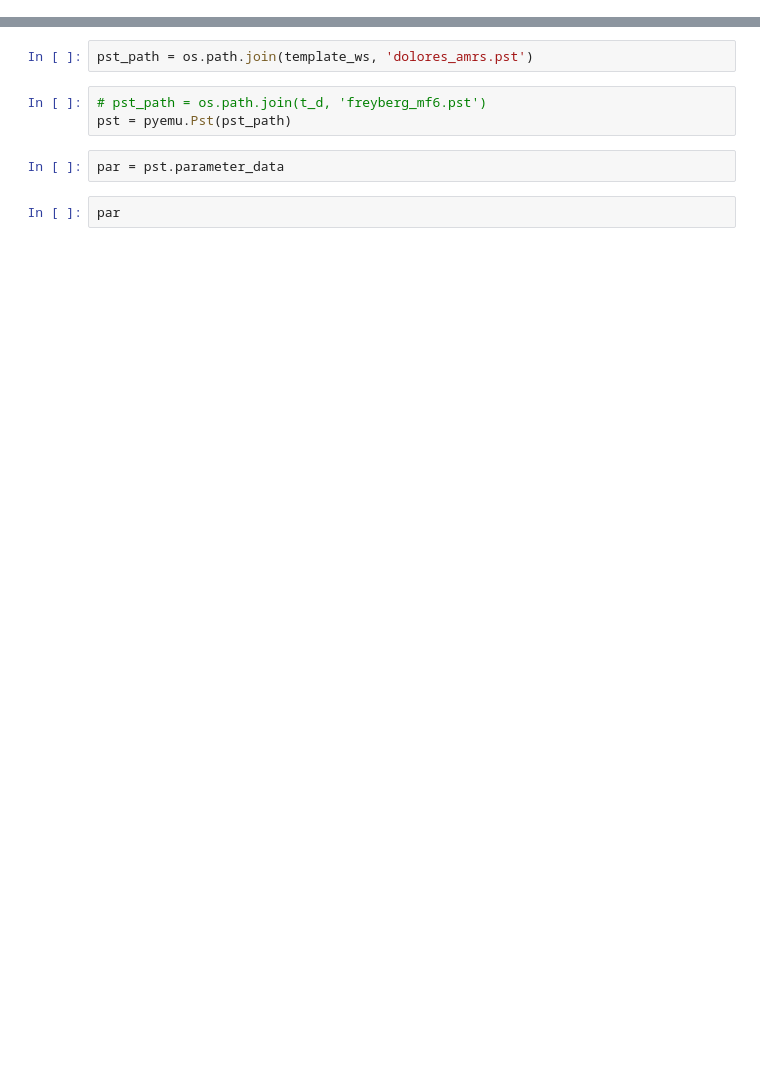
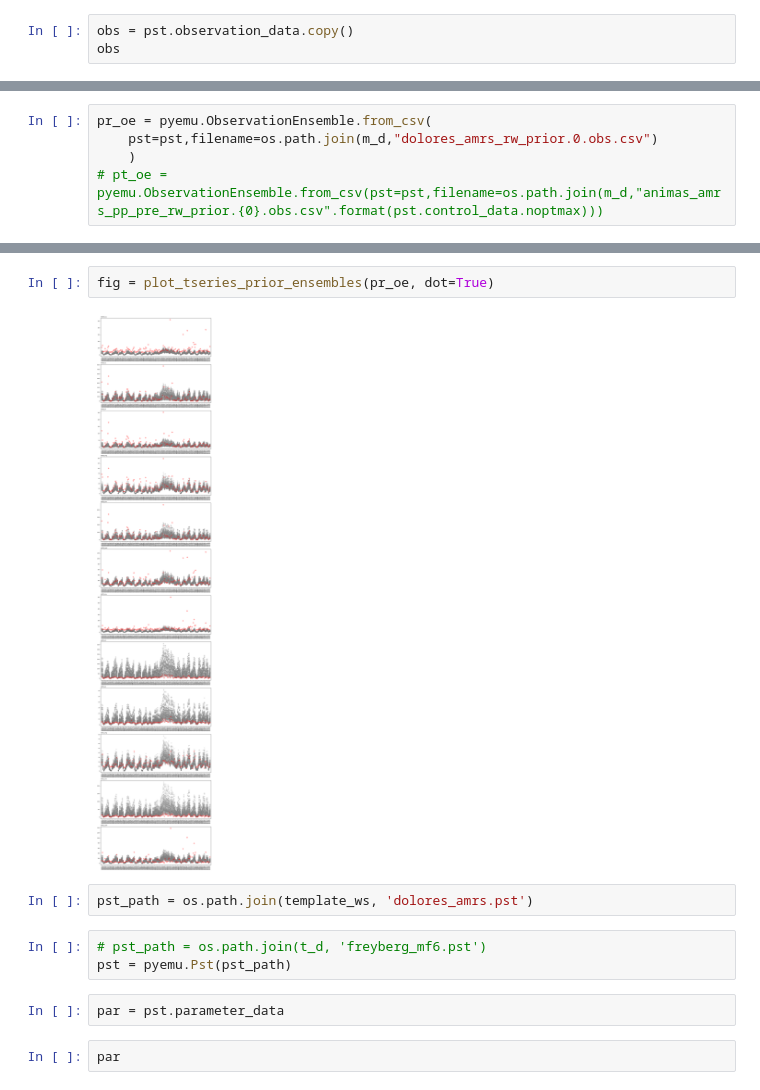
Before and after one commit to spark-brc/apexmf, a Jupyter notebook: notebooks/dolores/dolores_prior_monte_carlo.ipynb, the cells around one changed output, grey strips where cells are left out. Saved outputs shown, nothing was run; the diff lists cells and outputs as text; blank space fills up the shorter version.

```diff
--- a/notebooks/dolores/dolores_prior_monte_carlo.ipynb
+++ b/notebooks/dolores/dolores_prior_monte_carlo.ipynb
@@ -16,0 +44,3 @@ start_datetime="1-1-1987"
+# %%
+obs = pst.observation_data.copy()
+obs
@@ -16,0 +62,5 @@ start_datetime="1-1-1987"
+# %%
+pr_oe = pyemu.ObservationEnsemble.from_csv(
+    pst=pst,filename=os.path.join(m_d,"dolores_amrs_rw_prior.0.obs.csv")
+    )
+# pt_oe = pyemu.ObservationEnsemble.from_csv(pst=pst,filename=os.path.join(m_d,"animas_amrs_pp_pre_rw_prior.{0}.obs.csv".format(pst.control_data.noptmax)))
@@ -17,3 +127,7 @@ start_datetime="1-1-1987"
+# %%
+fig = plot_tseries_prior_ensembles(pr_oe, dot=True)
+# %% [output]
+[figure, added]
 # %%
 pst_path = os.path.join(template_ws, 'dolores_amrs.pst')
 # %%
```
Also changed, not shown: parts of 15 cells of this notebook, 1 other file.
